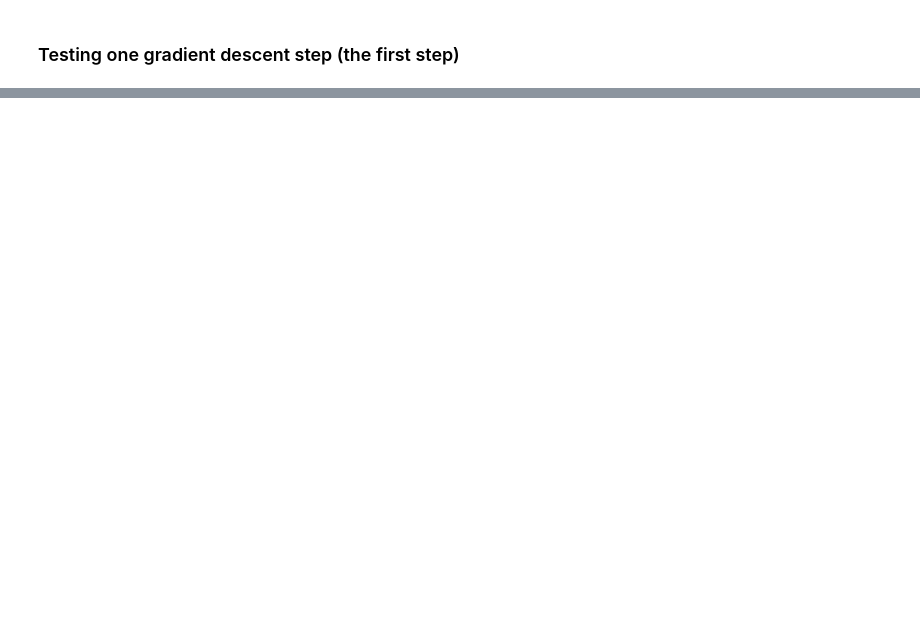
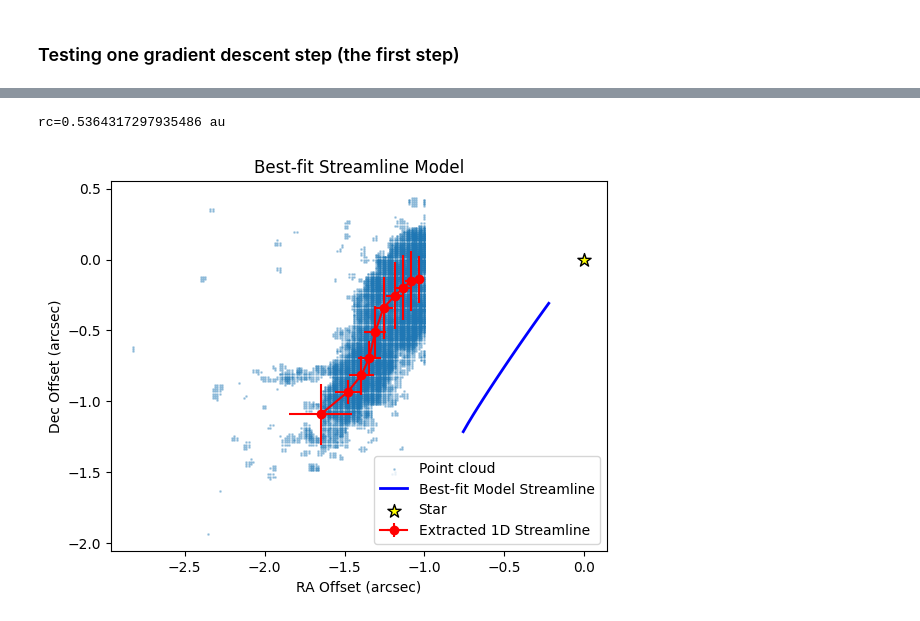
Before and after one commit to Lauren4476/velocity_tools, a Jupyter notebook: test_streamfit.ipynb, the cells around one changed output, grey strips where cells are left out. Cells and saved outputs as stored; diff of their text form; code cells hidden in the pictures; blank space fills up the shorter version.

```diff
--- a/test_streamfit.ipynb
+++ b/test_streamfit.ipynb
@@ -447,0 +452,24 @@ Initial loss: 62733.53
+# %%
+# Final model with best-fit parameters
+ra_best, dec_best, v_best = gradient_descent.forward_model(best_opt_params, fixed_params, distance)
+# remove NaN values (due to rmin) from model
+not_nan = ~jnp.isnan(ra_best) & ~jnp.isnan(dec_best) & ~jnp.isnan(v_best)
+ra_best = ra_best[not_nan]
+dec_best = dec_best[not_nan]
+v_best = v_best[not_nan]
+# plot it on top of the data
+plt.scatter(pc_coords[0], pc_coords[1], s=1, alpha=0.3, label='Point cloud')
+# plot the extracted 1D data streamline with error bars
+plt.errorbar(ra_data, dec_data, xerr=ra_sigma, yerr=dec_sigma, fmt='o-', label='Extracted 1D Streamline', color='red')
+# plot the best-fit model streamline
+plt.plot(ra_best, dec_best, color='blue', linewidth=2, label='Best-fit Model Streamline')
+# plot the star
+plt.scatter(0, 0, marker='*', s=100, color='yellow', edgecolor='black', label='Star', zorder=10)
+plt.xlabel('RA Offset (arcsec)')
+plt.ylabel('Dec Offset (arcsec)')
+plt.legend()
+plt.title('Best-fit Streamline Model')
+plt.show()
+# %% [output]
+rc=0.5364317297935486 au
+[figure, added]
```
Also changed, not shown: parts of 12 cells of this notebook, 1 other file.
